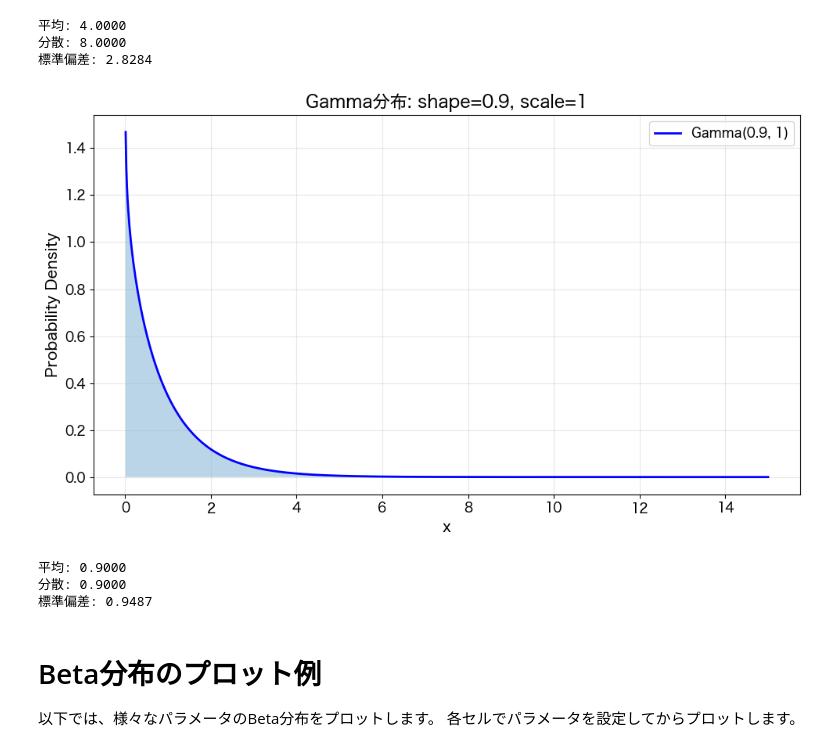
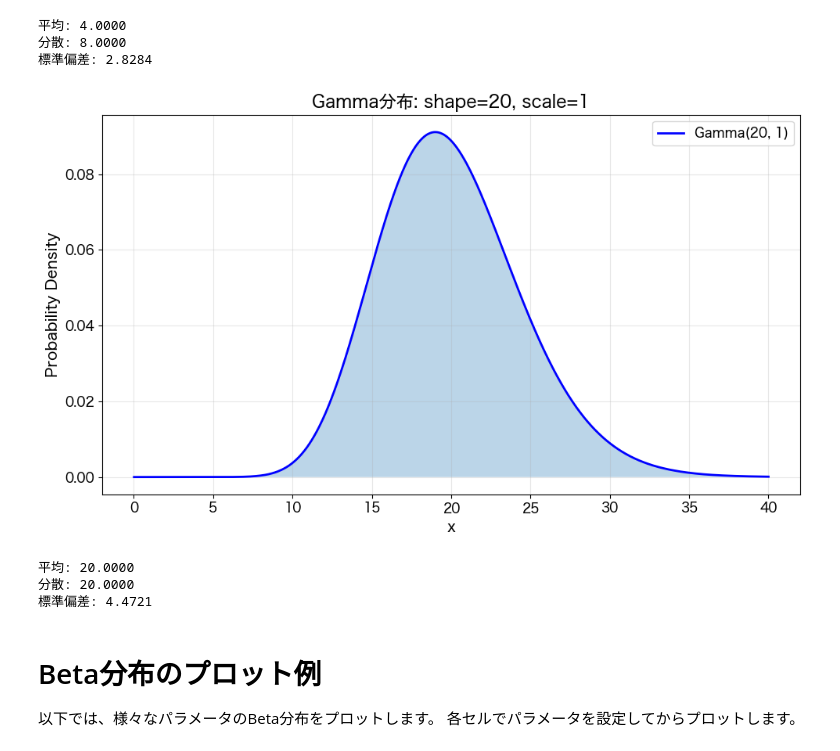
Before and after one commit to KoshiHarashima/deep-opt-auctions, a Jupyter notebook: plot_distribution.ipynb, the cells around one changed output. Drawn from its saved outputs; the diff is of its cells as text; code cells hidden in the pictures.

```diff
--- a/plot_distribution.ipynb
+++ b/plot_distribution.ipynb
@@ -242,16 +242,16 @@ plot_gamma_distribution(shape=shape, scale=scale, x_max=15)
 標準偏差: 2.8284
 # %%
 # パラメータ設定
-shape = 0.9
+shape = 20
 scale = 1
 
 # プロット（スケールパラメータを変更した場合）
-plot_gamma_distribution(shape=shape, scale=scale, x_max=15)
+plot_gamma_distribution(shape=shape, scale=scale, x_max=40)
 # %% [output]
-[figure, old version]
+[figure, new version]
-平均: 0.9000
-分散: 0.9000
-標準偏差: 0.9487
+平均: 20.0000
+分散: 20.0000
+標準偏差: 4.4721
 # %% [markdown]
 # Beta分布のプロット例
 
```
Also changed, not shown: 36 other files.
